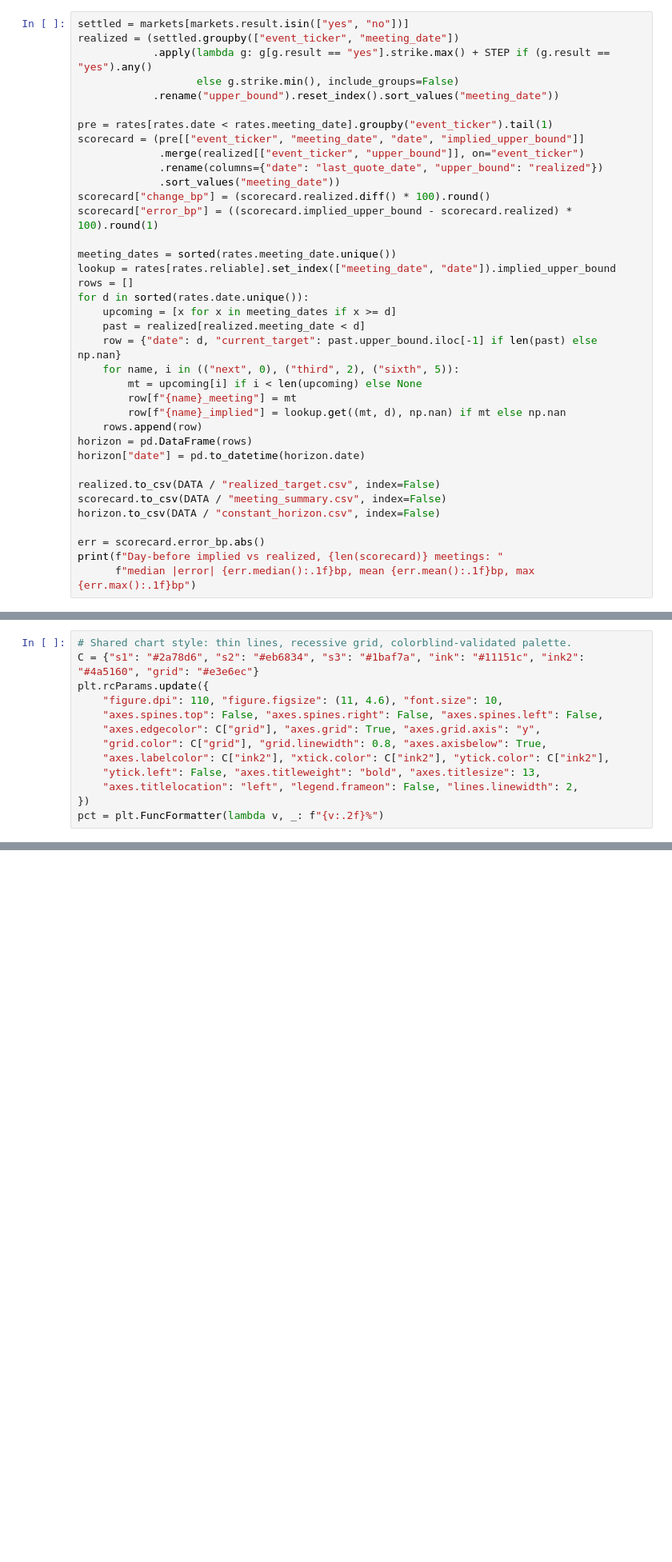
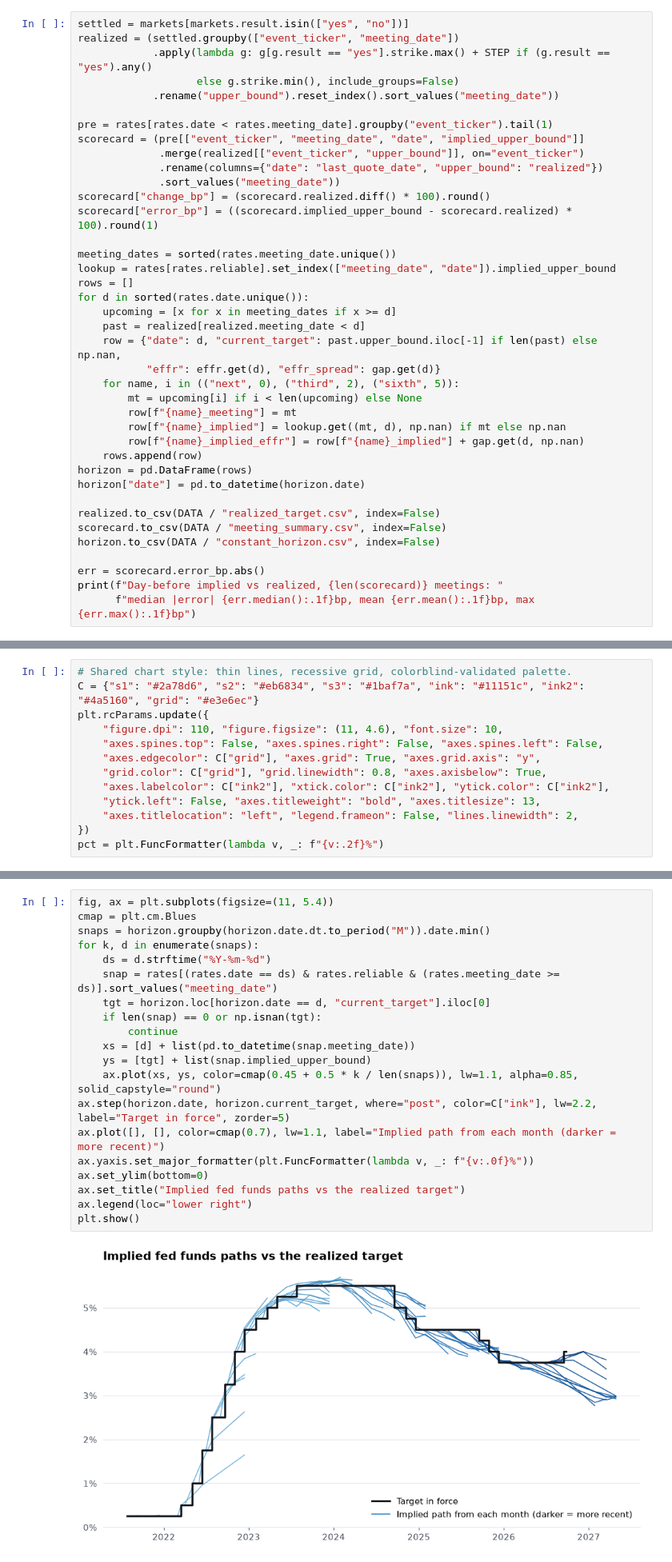
Before and after one commit to vishwesh-V/Macro-Research-in-Prediction-Markets, a Jupyter notebook: kalshi_fed/kalshi_fed_funds.ipynb, the cells around one changed output, grey strips where cells are left out. Shown at 80% size. Cells and saved outputs as stored; diff of their text form; blank space fills up the shorter version.

Commit message:
adding hair chart, and implied effr

```diff
--- a/kalshi_fed/kalshi_fed_funds.ipynb
+++ b/kalshi_fed/kalshi_fed_funds.ipynb
@@ -247,11 +296,13 @@ rows = []
 for d in sorted(rates.date.unique()):
     upcoming = [x for x in meeting_dates if x >= d]
     past = realized[realized.meeting_date < d]
-    row = {"date": d, "current_target": past.upper_bound.iloc[-1] if len(past) else np.nan}
+    row = {"date": d, "current_target": past.upper_bound.iloc[-1] if len(past) else np.nan,
+           "effr": effr.get(d), "effr_spread": gap.get(d)}
     for name, i in (("next", 0), ("third", 2), ("sixth", 5)):
         mt = upcoming[i] if i < len(upcoming) else None
         row[f"{name}_meeting"] = mt
         row[f"{name}_implied"] = lookup.get((mt, d), np.nan) if mt else np.nan
+        row[f"{name}_implied_effr"] = row[f"{name}_implied"] + gap.get(d, np.nan)
     rows.append(row)
 horizon = pd.DataFrame(rows)
 horizon["date"] = pd.to_datetime(horizon.date)
@@ -336 +395,23 @@ plt.show()
+# %%
+fig, ax = plt.subplots(figsize=(11, 5.4))
+cmap = plt.cm.Blues
+snaps = horizon.groupby(horizon.date.dt.to_period("M")).date.min()
+for k, d in enumerate(snaps):
+    ds = d.strftime("%Y-%m-%d")
+    snap = rates[(rates.date == ds) & rates.reliable & (rates.meeting_date >= ds)].sort_values("meeting_date")
+    tgt = horizon.loc[horizon.date == d, "current_target"].iloc[0]
+    if len(snap) == 0 or np.isnan(tgt):
+        continue
+    xs = [d] + list(pd.to_datetime(snap.meeting_date))
+    ys = [tgt] + list(snap.implied_upper_bound)
+    ax.plot(xs, ys, color=cmap(0.45 + 0.5 * k / len(snaps)), lw=1.1, alpha=0.85, solid_capstyle="round")
+ax.step(horizon.date, horizon.current_target, where="post", color=C["ink"], lw=2.2, label="Target in force", zorder=5)
+ax.plot([], [], color=cmap(0.7), lw=1.1, label="Implied path from each month (darker = more recent)")
+ax.yaxis.set_major_formatter(plt.FuncFormatter(lambda v, _: f"{v:.0f}%"))
+ax.set_ylim(bottom=0)
+ax.set_title("Implied fed funds paths vs the realized target")
+ax.legend(loc="lower right")
+plt.show()
+# %% [output]
+[figure, added]
 # %% [markdown]
```
Also changed, not shown: parts of 11 cells of this notebook, 9 other files.
